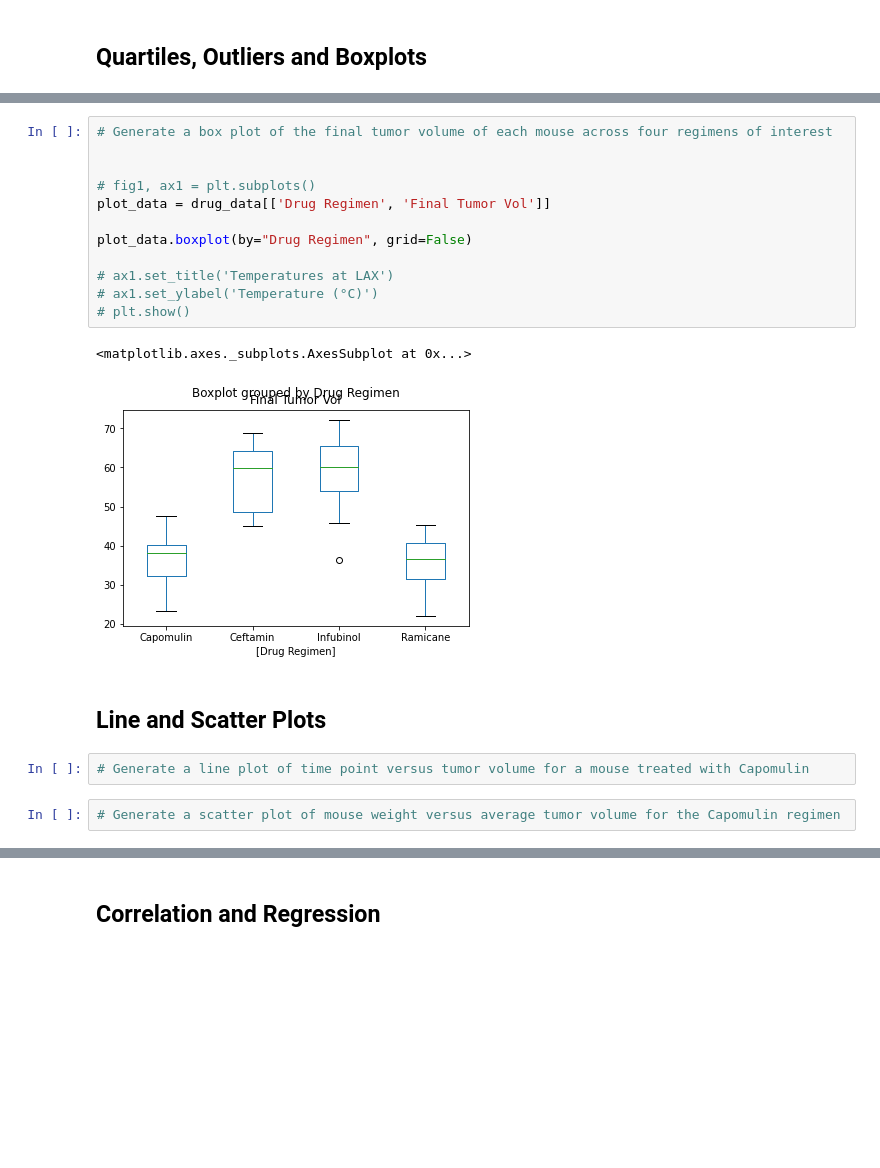
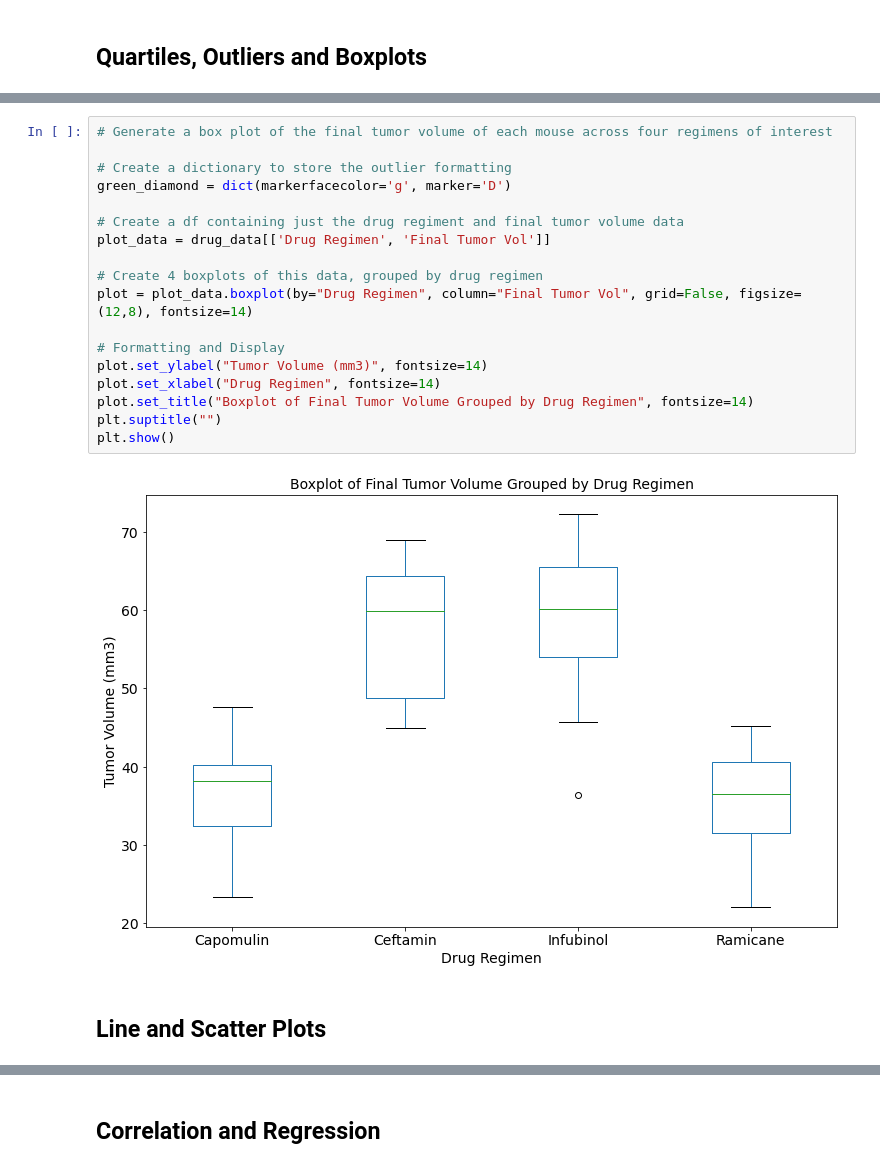
Before and after one commit to dcurrigan/matplotlib-challenge, a Jupyter notebook: pymaceuticals_starter.ipynb, the cells around one changed output, grey strips where cells are left out. Saved outputs shown, nothing was run; the diff lists cells and outputs as text; blank space fills up the shorter version.

```diff
--- a/pymaceuticals_starter.ipynb
+++ b/pymaceuticals_starter.ipynb
@@ -302,21 +307,22 @@ Index: []
-# %%
-# Generate a box plot of the final tumor volume of each mouse across four regimens of interest
-
-
-# fig1, ax1 = plt.subplots()
-plot_data = drug_data[['Drug Regimen', 'Final Tumor Vol']]
-
-plot_data.boxplot(by="Drug Regimen", grid=False)
-
-# ax1.set_title('Temperatures at LAX')
-# ax1.set_ylabel('Temperature (°C)')
-# plt.show()
-# %% [output]
-<matplotlib.axes._subplots.AxesSubplot at 0x...>
-[figure, removed]
+# %%
+# Generate a box plot of the final tumor volume of each mouse across four regimens of interest
+
+# Create a dictionary to store the outlier formatting
+green_diamond = dict(markerfacecolor='g', marker='D')
+
+# Create a df containing just the drug regiment and final tumor volume data
+plot_data = drug_data[['Drug Regimen', 'Final Tumor Vol']]
+
+# Create 4 boxplots of this data, grouped by drug regimen
+plot = plot_data.boxplot(by="Drug Regimen", column="Final Tumor Vol", grid=False, figsize=(12,8), fontsize=14)
+
+# Formatting and Display
+plot.set_ylabel("Tumor Volume (mm3)", fontsize=14)
+plot.set_xlabel("Drug Regimen", fontsize=14)
+plot.set_title("Boxplot of Final Tumor Volume Grouped by Drug Regimen", fontsize=14)
+plt.suptitle("")
+plt.show()
+# %% [output]
+[figure, added]
 # %% [markdown]
 ## Line and Scatter Plots
-# %%
-# Generate a line plot of time point versus tumor volume for a mouse treated with Capomulin
-# %%
-# Generate a scatter plot of mouse weight versus average tumor volume for the Capomulin regimen
```
Also changed, not shown: parts of 10 cells of this notebook, 2 other files.
